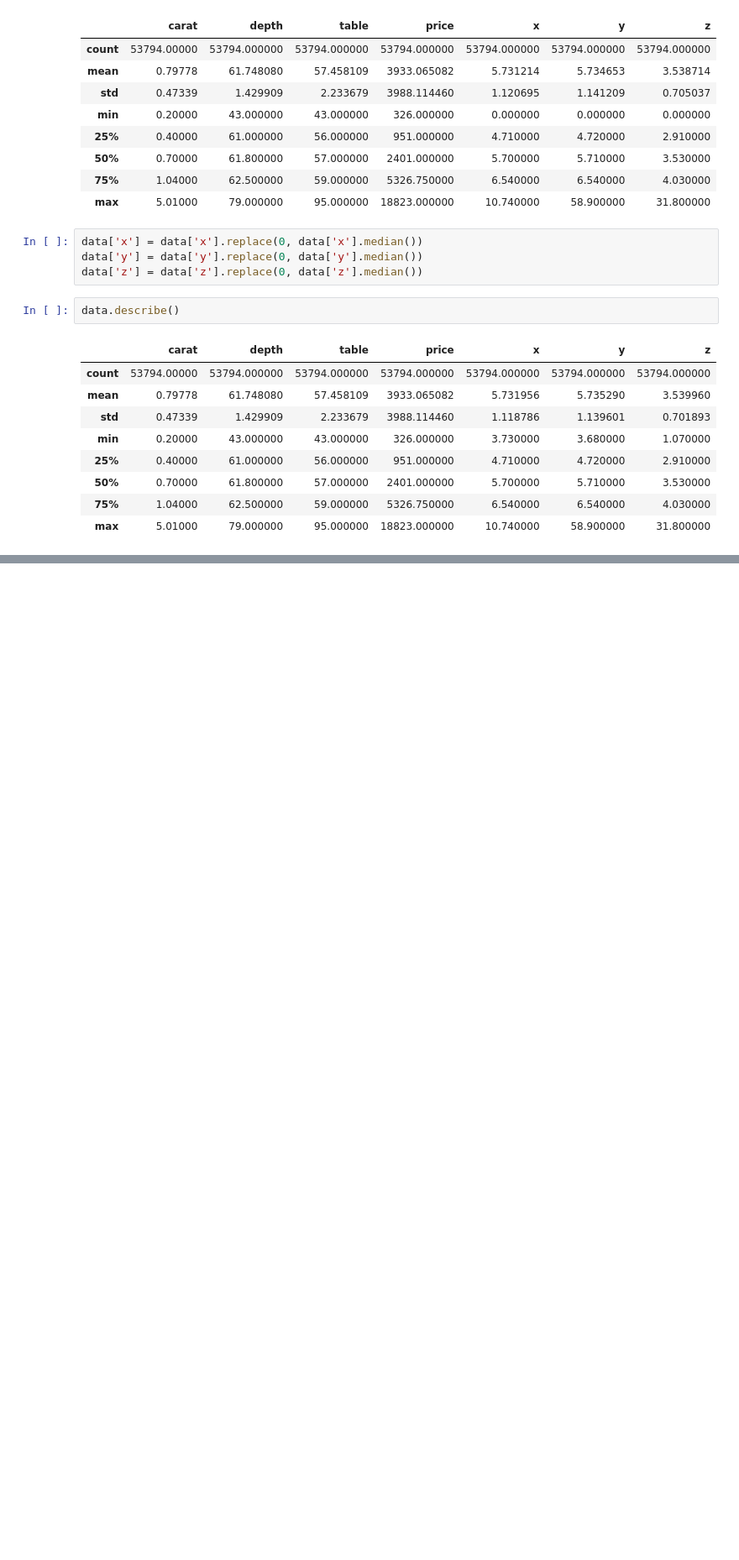
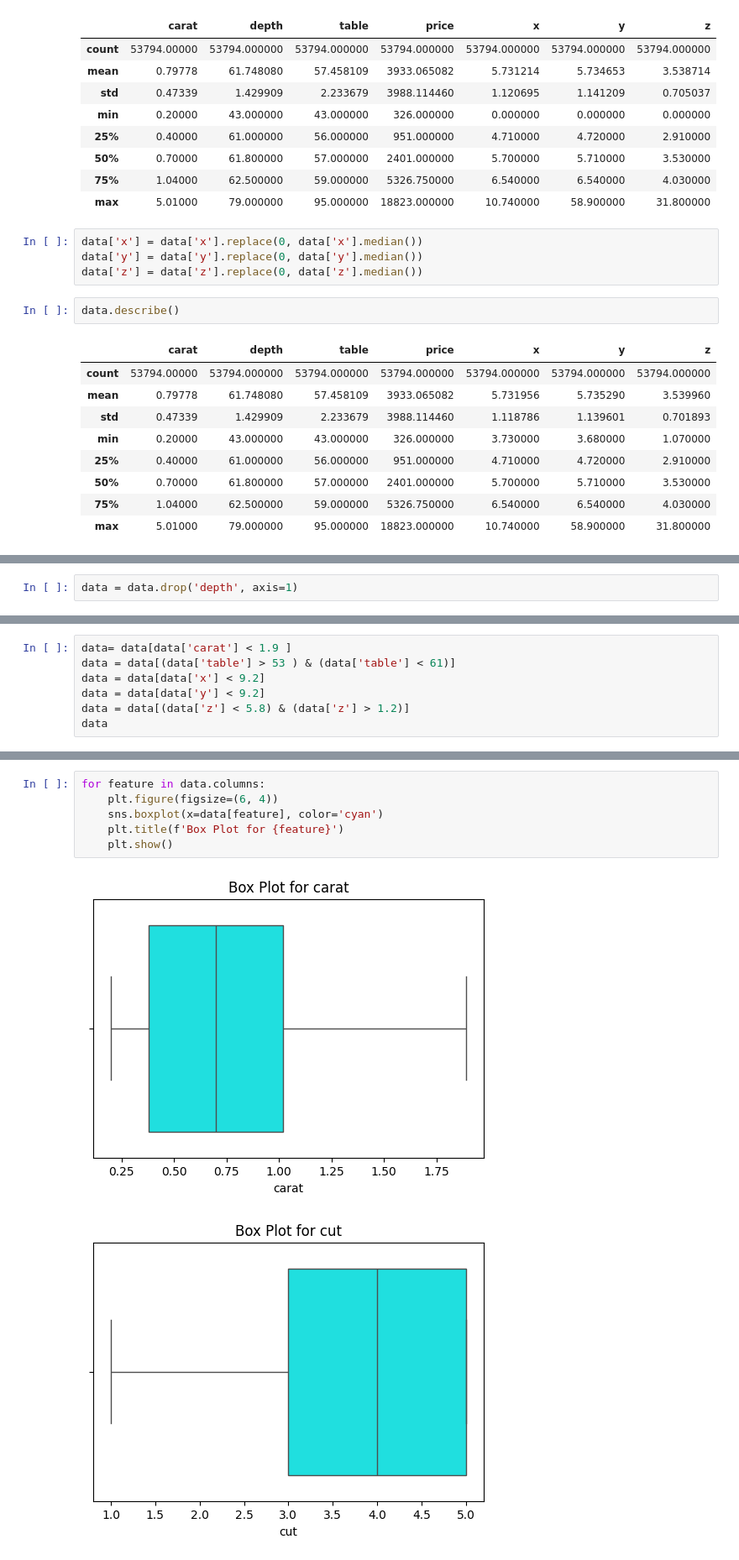
Before and after one commit to Kasfia-Mostafa/DiamondPricePredictor, a Jupyter notebook: Diamonds.ipynb, the cells around one changed output, grey strips where cells are left out. Shown: that part at 84% size. Cells and saved outputs as stored; diff of their text form; blank space fills up the shorter version.

```diff
--- a/Diamonds.ipynb
+++ b/Diamonds.ipynb
@@ -154,0 +251,2 @@ data.describe()
+# %%
+data = data.drop('depth', axis=1)
@@ -154,0 +255,7 @@ data.describe()
+# %%
+data= data[data['carat'] < 1.9 ]
+data = data[(data['table'] > 53 ) & (data['table'] < 61)]
+data = data[data['x'] < 9.2]
+data = data[data['y'] < 9.2]
+data = data[(data['z'] < 5.8) & (data['z'] > 1.2)]
+data
@@ -154,0 +276,9 @@ data.describe()
+# %%
+for feature in data.columns:
+    plt.figure(figsize=(6, 4))
+    sns.boxplot(x=data[feature], color='cyan')
+    plt.title(f'Box Plot for {feature}')
+    plt.show()
+# %% [output]
+[figure, added]
+[figure, added]
```
Also changed, not shown: parts of 17 cells of this notebook, 1 other file.
